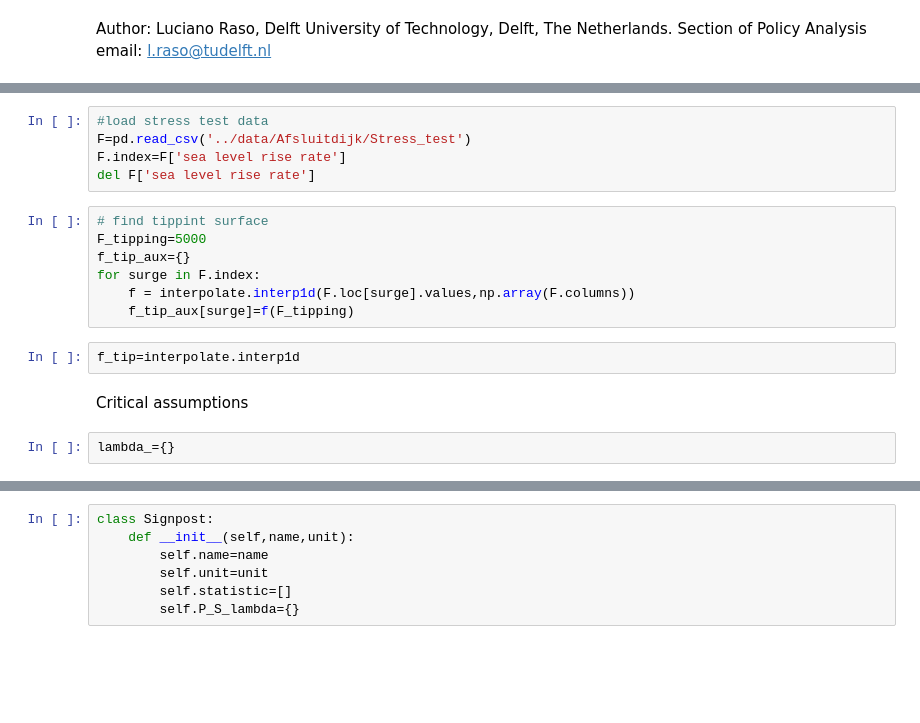
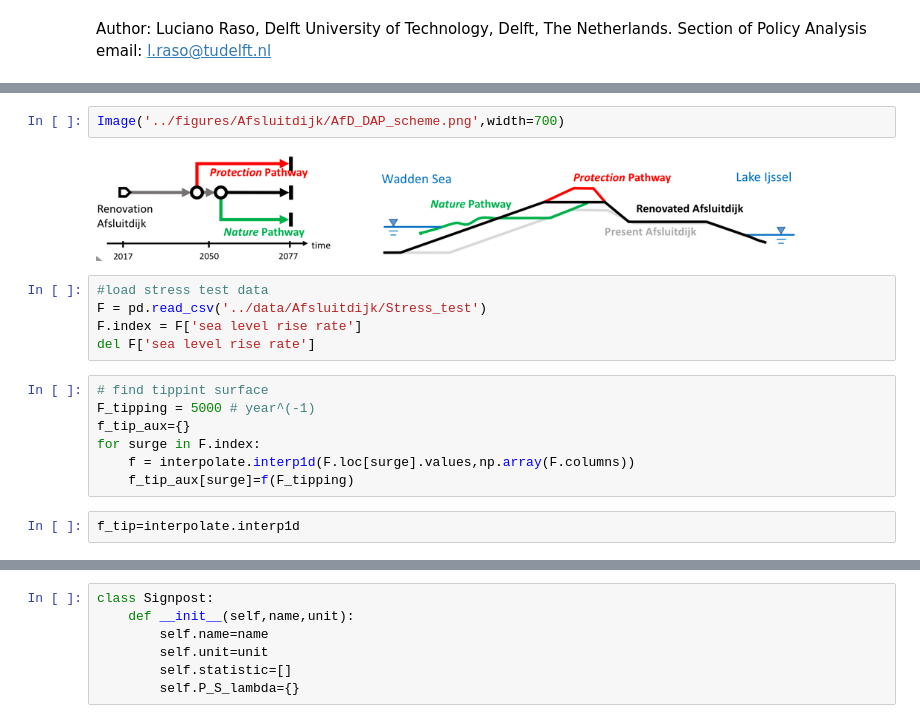
Before and after one commit to luciofaso/Monitoring_DAP, a Jupyter notebook: 2_Afsluitdijk/Adaptive_Afsluitdijk.ipynb, the cells around one changed output, grey strips where cells are left out. Drawn from its saved outputs; the diff is of its cells as text; blank space fills up the shorter version.

```diff
--- a/2_Afsluitdijk/Adaptive_Afsluitdijk.ipynb
+++ b/2_Afsluitdijk/Adaptive_Afsluitdijk.ipynb
@@ -100,18 +46,18 @@ urb_symbol.png
+# %%
+Image('../figures/Afsluitdijk/AfD_DAP_scheme.png',width=700)
+# %% [output]
+[figure, added]
 # %%
 #load stress test data
-F=pd.read_csv('../data/Afsluitdijk/Stress_test')
-F.index=F['sea level rise rate']
+F = pd.read_csv('../data/Afsluitdijk/Stress_test')
+F.index = F['sea level rise rate']
 del F['sea level rise rate']
 # %%
 # find tippint surface
-F_tipping=5000
+F_tipping = 5000 # year^(-1)
 f_tip_aux={}
 for surge in F.index:
     f = interpolate.interp1d(F.loc[surge].values,np.array(F.columns))
     f_tip_aux[surge]=f(F_tipping)
 # %%
 f_tip=interpolate.interp1d
-# %% [markdown]
-Critical assumptions
-# %%
-lambda_={}
```
Also changed, not shown: parts of 95 cells of this notebook, 2 other files.
